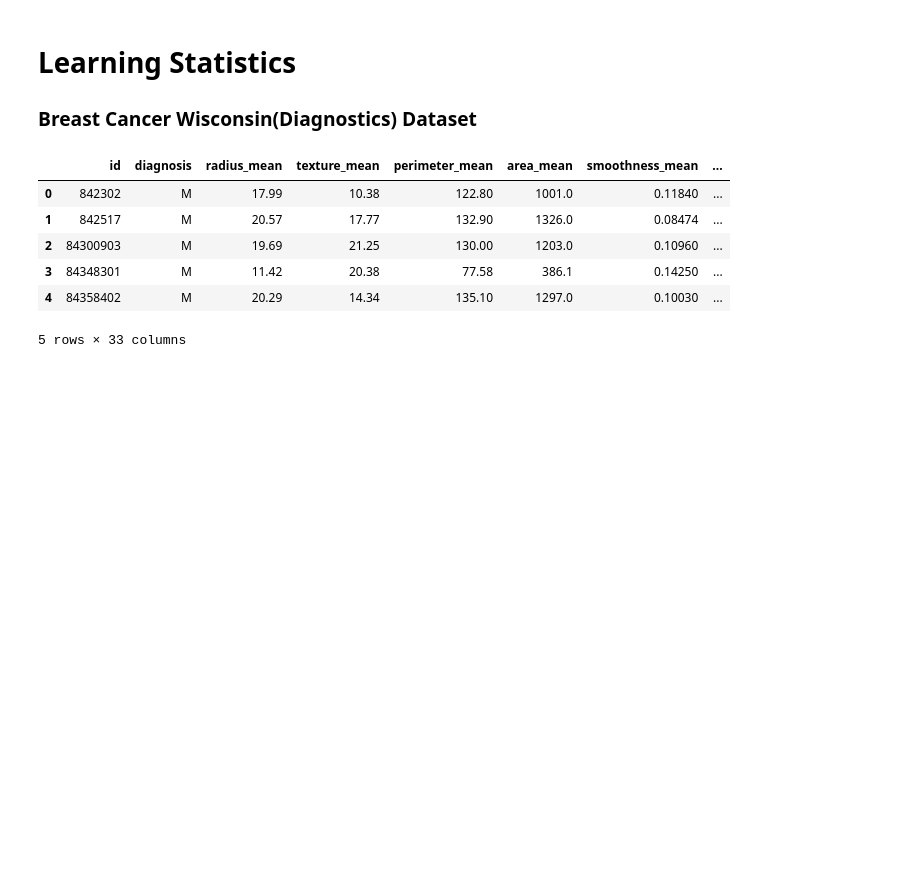
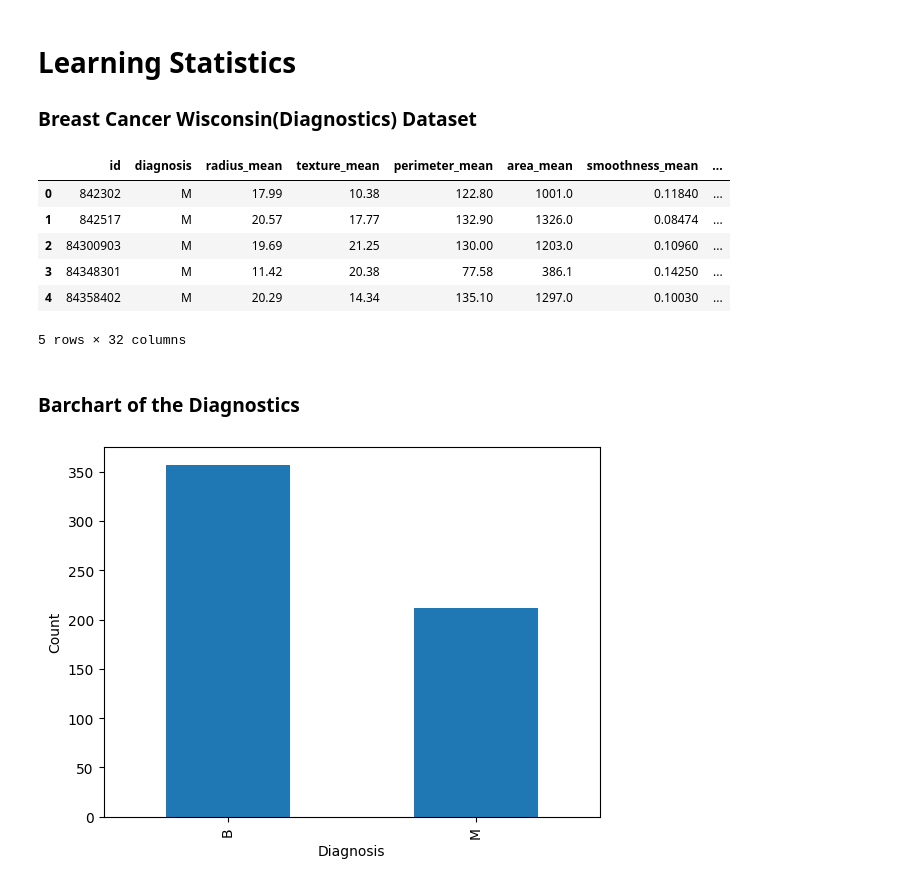
Before and after one commit to andidprastyo/tumor_analysis, a Jupyter notebook: analysis_notebook.ipynb, the cells around one changed output. Drawn from its saved outputs; the diff is of its cells as text; code cells hidden in the pictures; blank space fills up the shorter version.

```diff
--- a/analysis_notebook.ipynb
+++ b/analysis_notebook.ipynb
@@ -6,6 +6,10 @@
 import pandas as pd
 
 df = pd.read_csv('data.csv')
+
+# Drop Column Unnamed32
+df = df.drop('Unnamed: 32', axis=1)
+
 df.head()
 # %% [output]
 |  | id | diagnosis | radius_mean | texture_mean | perimeter_mean | area_mean | smoothness_mean | ... |
@@ -14,4 +18,16 @@ df.head()
 | 2 | 84300903 | M | 19.69 | 21.25 | 130.00 | 1203.0 | 0.10960 | ... |
 | 3 | 84348301 | M | 11.42 | 20.38 | 77.58 | 386.1 | 0.14250 | ... |
 | 4 | 84358402 | M | 20.29 | 14.34 | 135.10 | 1297.0 | 0.10030 | ... |
-5 rows × 33 columns
+5 rows × 32 columns
+# %% [markdown]
+### Barchart of the Diagnostics
+# %%
+import matplotlib.pyplot as plt
+
+# Plotting the diagnosis column
+df['diagnosis'].value_counts().plot(kind='bar')
+plt.xlabel('Diagnosis')
+plt.ylabel('Count')
+plt.show()
+# %% [output]
+[figure, added]
```
Also changed, not shown: parts of 8 cells of this notebook.
